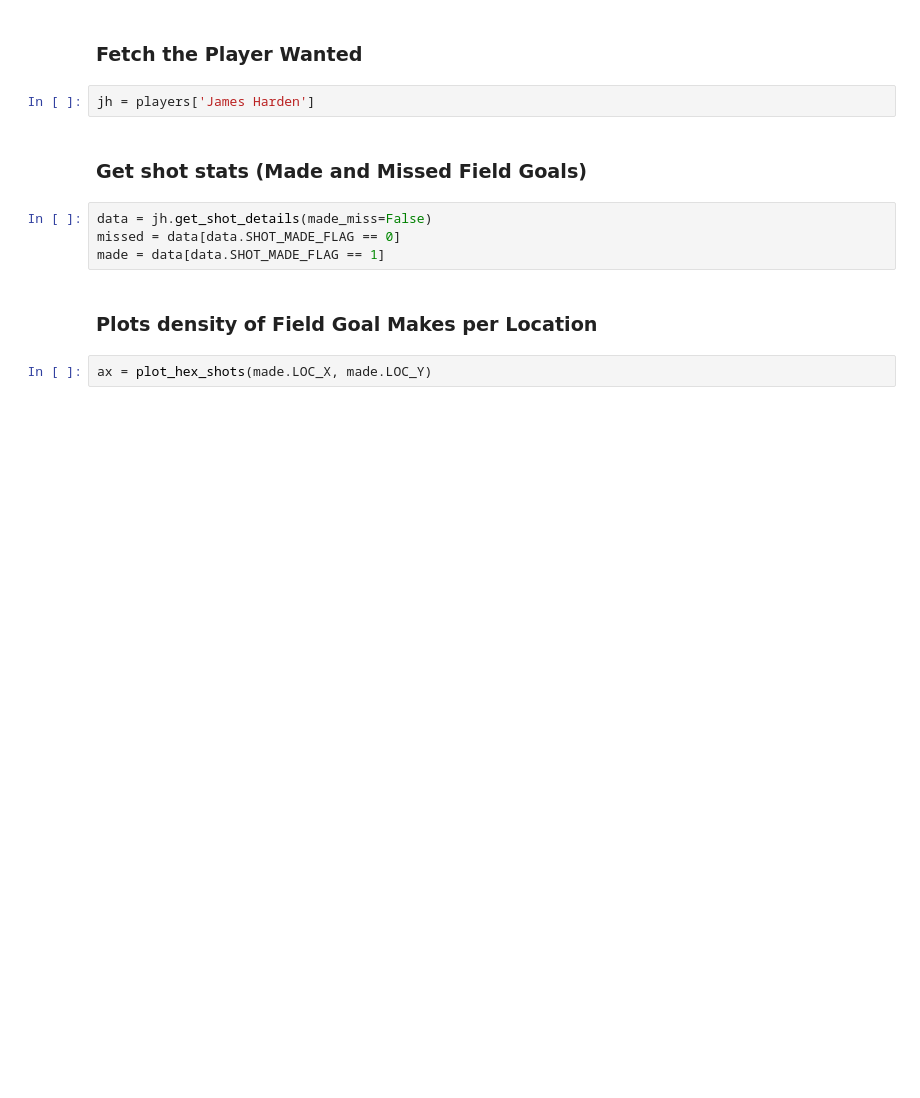
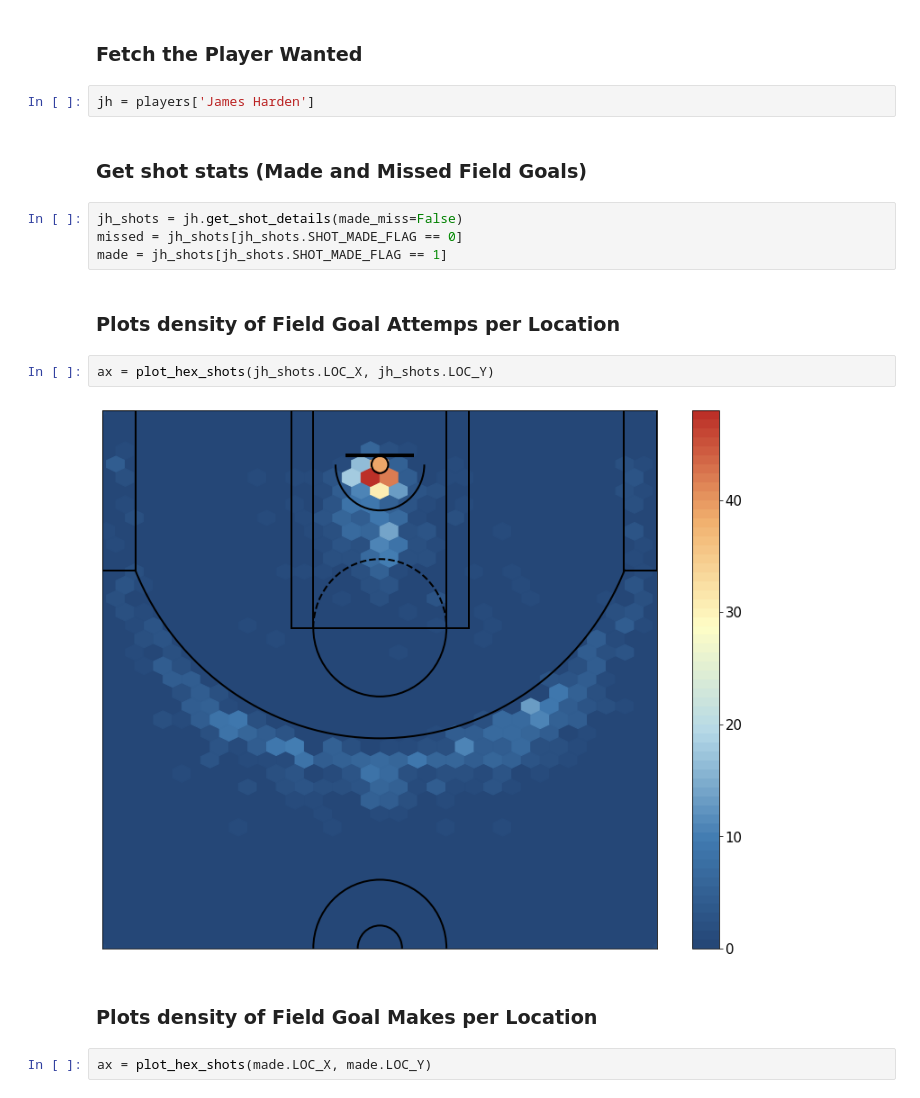
Before and after one commit to saedx1/nba_analysis, a Jupyter notebook: notebooks/ShotPlots_Example.ipynb, the cells around one changed output. Saved outputs shown, nothing was run; the diff lists cells and outputs as text; blank space fills up the shorter version.

```diff
--- a/notebooks/ShotPlots_Example.ipynb
+++ b/notebooks/ShotPlots_Example.ipynb
@@ -12,9 +12,15 @@ jh = players['James Harden']
 # %% [markdown]
 ### Get shot stats (Made and Missed Field Goals)
 # %%
-data = jh.get_shot_details(made_miss=False)
-missed = data[data.SHOT_MADE_FLAG == 0]
-made = data[data.SHOT_MADE_FLAG == 1]
+jh_shots = jh.get_shot_details(made_miss=False)
+missed = jh_shots[jh_shots.SHOT_MADE_FLAG == 0]
+made = jh_shots[jh_shots.SHOT_MADE_FLAG == 1]
+# %% [markdown]
+### Plots density of Field Goal Attemps per Location
+# %%
+ax = plot_hex_shots(jh_shots.LOC_X, jh_shots.LOC_Y)
+# %% [output]
+[figure, added]
 # %% [markdown]
 ### Plots density of Field Goal Makes per Location
 # %%
```
Also changed, not shown: parts of 5 cells of this notebook, 2 other files.
